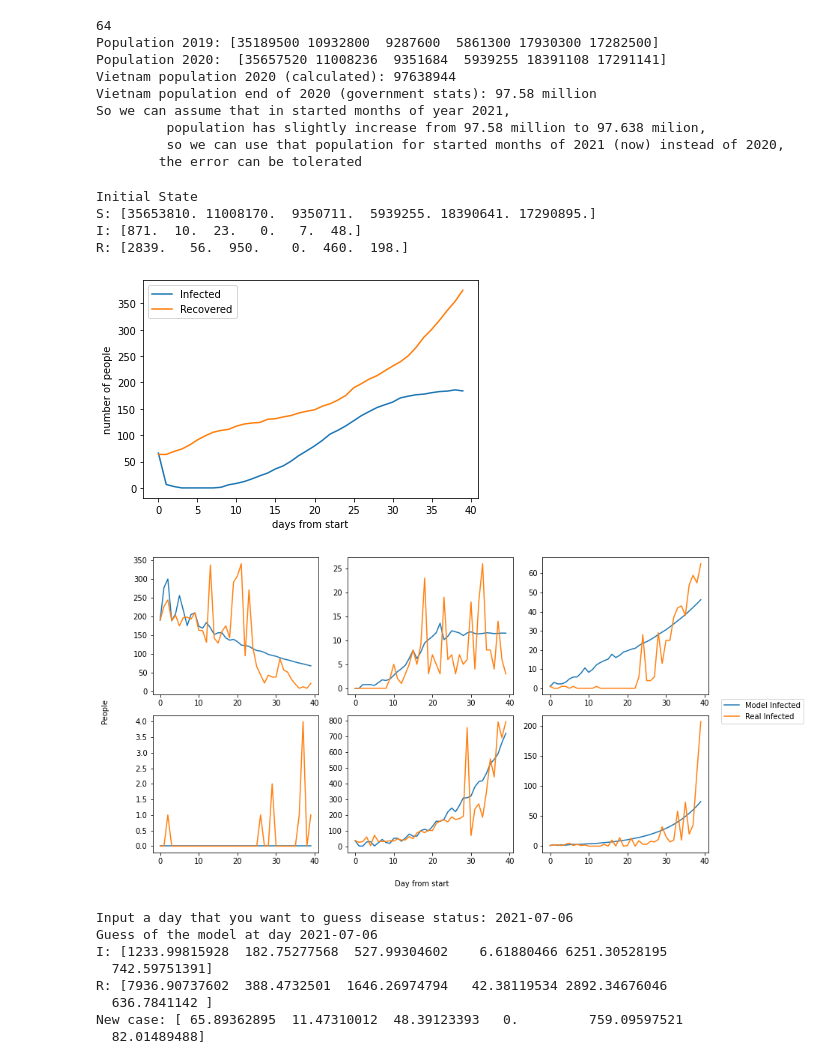
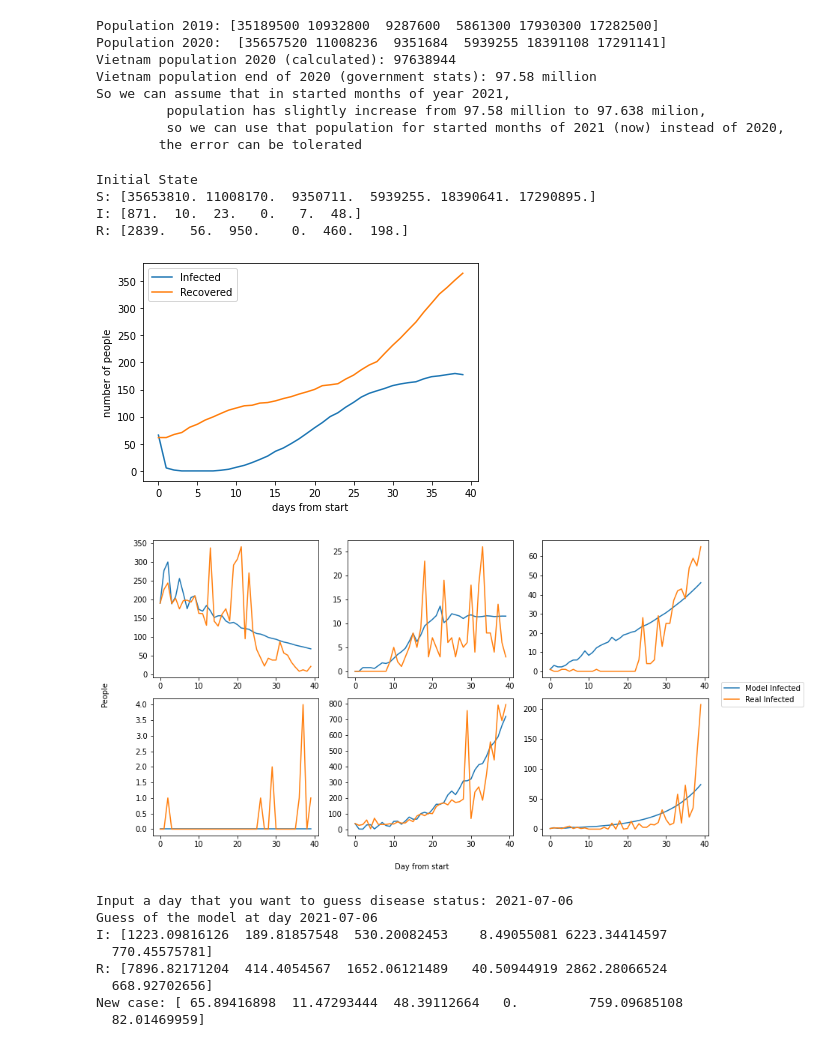
Before and after one commit to hienvanhuynh/appcomponents, a Jupyter notebook: ncov_AppliedMath.ipynb, the cells around one changed output. Drawn from its saved outputs; the diff is of its cells as text; code cells hidden in the pictures.

```diff
--- a/ncov_AppliedMath.ipynb
+++ b/ncov_AppliedMath.ipynb
@@ -43,5 +43,5 @@ Successfully installed affine-2.3.0 cartopy-0.19.0.post1 contextily-1.1.0 geoplo
 # %%
-response = rqs.get("https://ncov.vncdc.gov.vn/v1/vietnam/by-current?start_time="+firstDay+"&end_time="+lastDay)
+response = rqs.get("https://ncov.vncdc.gov.vn/v1/vietnam/by-current?start_time="+firstDay+"&end_time="+"2021-07-09")
 
 responseJsonList = response.json()
 table = [["ma_tinh", "tinh","ngay","so_ca"]]
@@ -144,7 +144,6 @@ flow_passenger = np.array([[0, 31864, 5044, 4263, 24738, 3121],
                   [24738, 9950, 26005, 4485, 0, 127417],
                   [3121, 420, 1816, 934, 127417, 0]])
 # %% [output]
-64
 Population 2019: [35189500 10932800  9287600  5861300 17930300 17282500]
 Population 2020:  [35657520 11008236  9351684  5939255 18391108 17291141]
 Vietnam population 2020 (calculated): 97638944
@@ -163,7 +162,7 @@ for row in range(1, len(covid)):
   strday = covid[row][2]
   day = datetime.strptime(strday, "%Y-%m-%d").date()
   index = (day - sdate).days
-  if index < 0 or index >= 40:
+  if index < 0 or index > delta.days:
     continue
   provinceName = covid[row][1]
   areaCode = areaCodeDictionary[provinceName]
@@ -184,7 +183,7 @@ detectDay = [5, 6, 6, 6, 5, 6]
 #number of day he/she spread disease to other people
 spreadRange = averageDetectDay - beginSpread
 #There is no need to save S in SIR because S+I+R=N (constant)
-#Ss = np.array([S])
+Ss = np.array([S])
 Is = np.empty((0, 6))
 Rs = np.empty((0, 6))
 #get some data of previous day as input
@@ -314,34 +313,34 @@ edate = date(2021, 7, 5)   # end date
 
 fig, axs = plt.subplots(2, 3)
 fig.set_size_inches(11,6)
 fig.text(0.5, -0.04, 'Day from start', ha='center')
 fig.text(-0.04, 0.5, 'People', va='center', rotation='vertical')
 axs[0,0].plot(range((edate - sdate).days + 1),NewInfecteds[:,0], label="Model Infected")
 axs[0,0].plot(range((edate - sdate).days + 1),dailyCaseInAreas[:, 0], label="Real Infected")
 
 axs[0,1].plot(range((edate - sdate).days + 1),NewInfecteds[:,1])
 axs[0,1].plot(range((edate - sdate).days + 1),dailyCaseInAreas[:, 1])
 
 axs[0,2].plot(range((edate - sdate).days + 1),NewInfecteds[:,2])
 axs[0,2].plot(range((edate - sdate).days + 1),dailyCaseInAreas[:, 2])
 
 axs[1,0].plot(range((edate - sdate).days + 1),NewInfecteds[:,3])
 axs[1,0].plot(range((edate - sdate).days + 1),dailyCaseInAreas[:, 3])
 
 axs[1,1].plot(range((edate - sdate).days + 1),NewInfecteds[:,4])
 axs[1,1].plot(range((edate - sdate).days + 1),dailyCaseInAreas[:, 4])
 
 axs[1,2].plot(range((edate - sdate).days + 1),NewInfecteds[:,5])
 axs[1,2].plot(range((edate - sdate).days + 1),dailyCaseInAreas[:, 5])
 
 fig.legend(loc=0, bbox_to_anchor=(1.15,0.55), bbox_transform=fig.transFigure)
 fig.tight_layout()
 # %% [output]
 Initial State
 S: [35653810. 11008170.  9350711.  5939255. 18390641. 17290895.]
 I: [871.  10.  23.   0.   7.  48.]
 R: [2839.   56.  950.    0.  460.  198.]
-[figure, old version]
+[figure, new version]
 [figure]
 # %%
 #How to use
@@ -487,12 +486,12 @@ print("New case:", NewInfecteds[len(NewInfecteds) - 1])
 # %% [output]
 Input a day that you want to guess disease status: 2021-07-06
 Guess of the model at day 2021-07-06
-I: [1233.99815928  182.75277568  527.99304602    6.61880466 6251.30528195
-  742.59751391]
-R: [7936.90737602  388.4732501  1646.26974794   42.38119534 2892.34676046
-  636.7841142 ]
-New case: [ 65.89362895  11.47310012  48.39123393   0.         759.09597521
-  82.01489488]
+I: [1223.09816126  189.81857548  530.20082453    8.49055081 6223.34414597
+  770.45575781]
+R: [7896.82171204  414.4054567  1652.06121489   40.50944919 2862.28066524
+  668.92702656]
+New case: [ 65.89416898  11.47293444  48.39112664   0.         759.09685108
+  82.01469959]
 # %%
 #So now if we focus only on the area 5, Southern East, which include Ho Chi Minh city
 #What if we the city use another distancing decision rule
```
Also changed, not shown: parts of 5 cells of this notebook.
